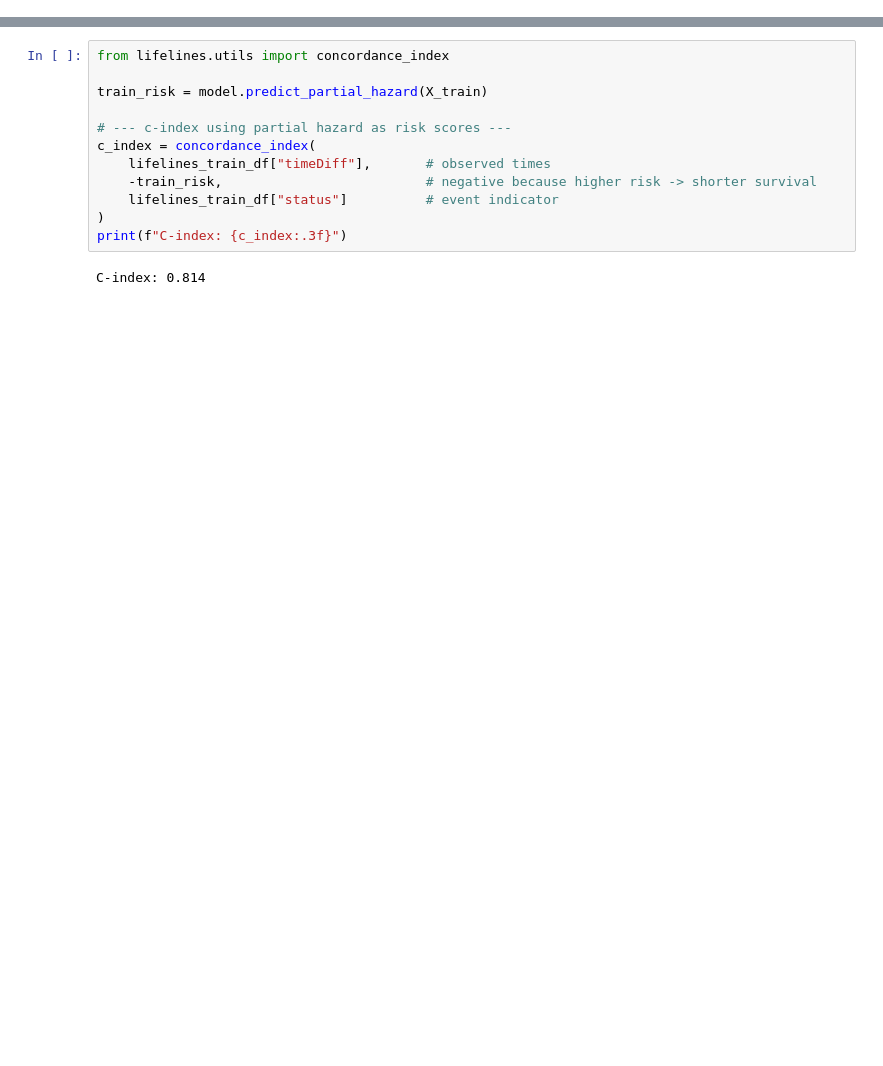
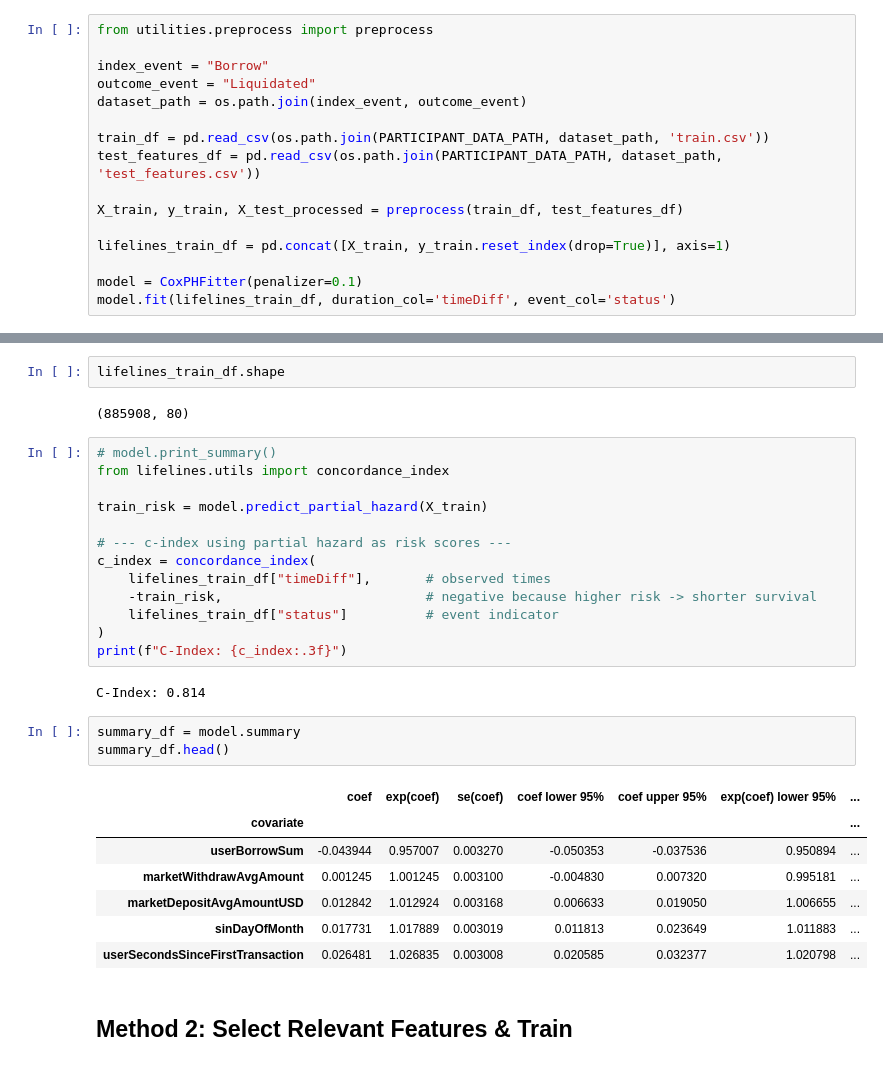
Before and after one commit to manjilnepal/finboost, a Jupyter notebook: starting-cox.ipynb, the cells around one changed output, grey strips where cells are left out. Saved outputs shown, nothing was run; the diff lists cells and outputs as text; blank space fills up the shorter version.

```diff
--- a/starting-cox.ipynb
+++ b/starting-cox.ipynb
@@ -193,0 +17,16 @@ df.head()
+# %%
+from utilities.preprocess import preprocess
+
+index_event = "Borrow"
+outcome_event = "Liquidated"
+dataset_path = os.path.join(index_event, outcome_event)
+
+train_df = pd.read_csv(os.path.join(PARTICIPANT_DATA_PATH, dataset_path, 'train.csv'))
+test_features_df = pd.read_csv(os.path.join(PARTICIPANT_DATA_PATH, dataset_path, 'test_features.csv'))
+
+X_train, y_train, X_test_processed = preprocess(train_df, test_features_df)
+
+lifelines_train_df = pd.concat([X_train, y_train.reset_index(drop=True)], axis=1)
+
+model = CoxPHFitter(penalizer=0.1)
+model.fit(lifelines_train_df, duration_col='timeDiff', event_col='status')
@@ -204,4 +44,9 @@ lifelines_train_df.head()
+# %%
+lifelines_train_df.shape
+# %% [output]
+(885908, 80)
 # %%
+# model.print_summary()
 from lifelines.utils import concordance_index
 
 train_risk = model.predict_partial_hazard(X_train)
@@ -212,6 +57,19 @@ c_index = concordance_index(
     -train_risk,                          # negative because higher risk -> shorter survival
     lifelines_train_df["status"]          # event indicator
 )
-print(f"C-index: {c_index:.3f}")
+print(f"C-Index: {c_index:.3f}")
 # %% [output]
-C-index: 0.814
+C-Index: 0.814
+# %%
+summary_df = model.summary
+summary_df.head()
+# %% [output]
+|  | coef | exp(coef) | se(coef) | coef lower 95% | coef upper 95% | exp(coef) lower 95% | ... |
+| covariate |  |  |  |  |  |  | ... |
+| userBorrowSum | -0.043944 | 0.957007 | 0.003270 | -0.050353 | -0.037536 | 0.950894 | ... |
+| marketWithdrawAvgAmount | 0.001245 | 1.001245 | 0.003100 | -0.004830 | 0.007320 | 0.995181 | ... |
+| marketDepositAvgAmountUSD | 0.012842 | 1.012924 | 0.003168 | 0.006633 | 0.019050 | 1.006655 | ... |
+| sinDayOfMonth | 0.017731 | 1.017889 | 0.003019 | 0.011813 | 0.023649 | 1.011883 | ... |
+| userSecondsSinceFirstTransaction | 0.026481 | 1.026835 | 0.003008 | 0.020585 | 0.032377 | 1.020798 | ... |
+# %% [markdown]
+## Method 2: Select Relevant Features & Train
```
Also changed, not shown: parts of 21 cells of this notebook, 4 other files.
